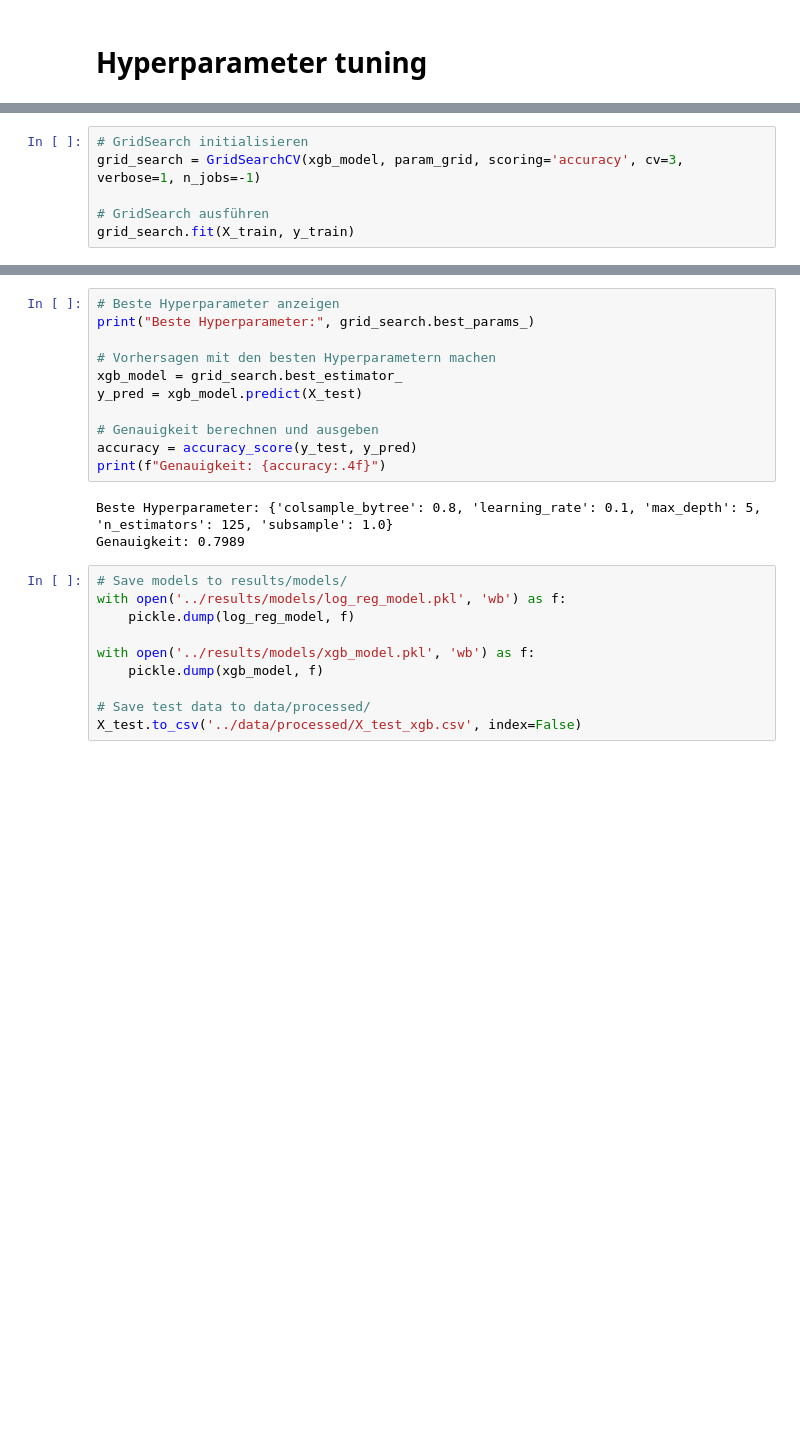
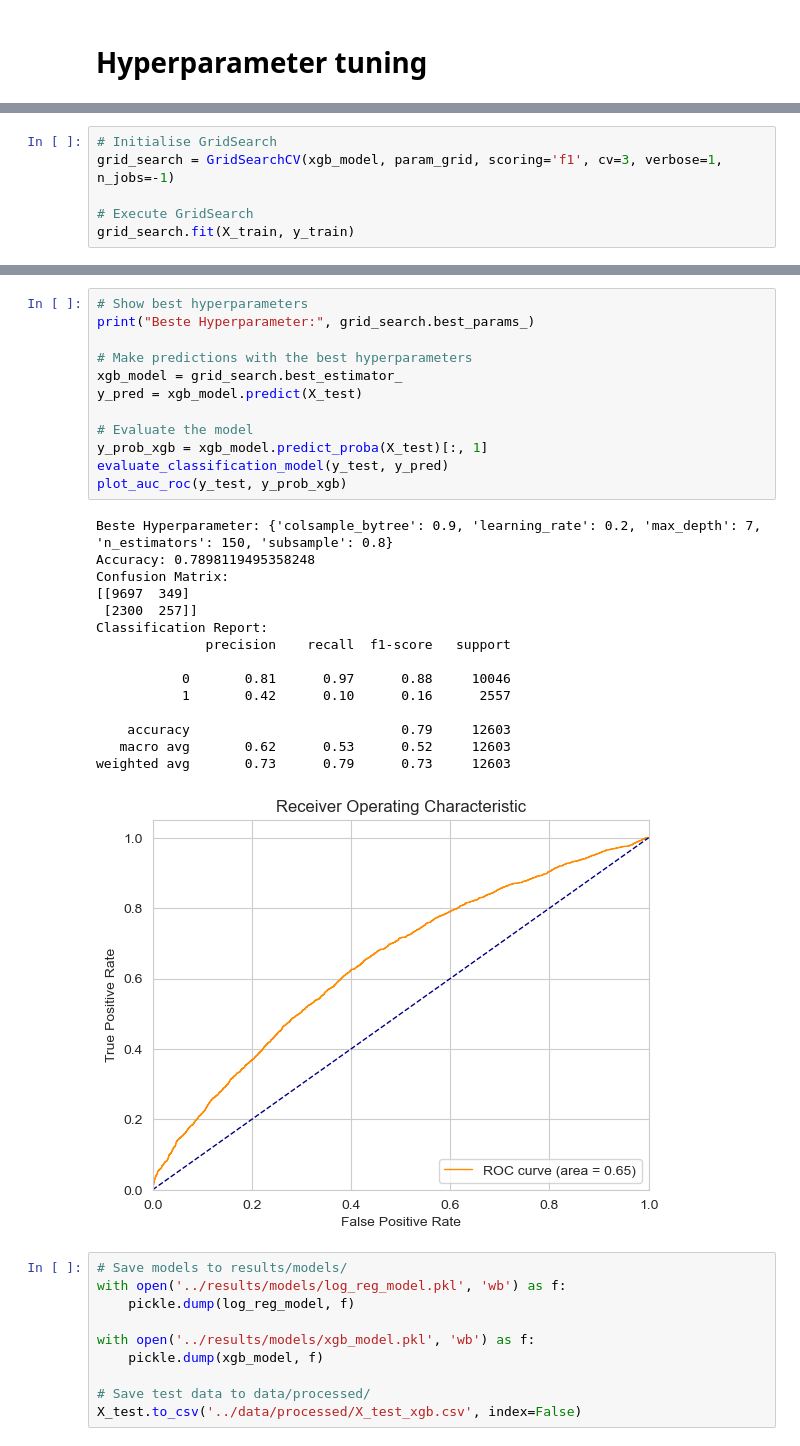
Before and after one commit to christopheress/model_engineering_creditdata, a Jupyter notebook: code/3_build_models.ipynb, the cells around one changed output, grey strips where cells are left out. Drawn from its saved outputs; the diff is of its cells as text; blank space fills up the shorter version.

```diff
--- a/code/3_build_models.ipynb
+++ b/code/3_build_models.ipynb
@@ -276,8 +278,8 @@ param_grid = {
     'colsample_bytree': [0.8, 0.9, 1.0]
 }
 # %%
-# GridSearch initialisieren
-grid_search = GridSearchCV(xgb_model, param_grid, scoring='accuracy', cv=3, verbose=1, n_jobs=-1)
+# Initialise GridSearch
+grid_search = GridSearchCV(xgb_model, param_grid, scoring='f1', cv=3, verbose=1, n_jobs=-1)
 
-# GridSearch ausführen
+# Execute GridSearch
 grid_search.fit(X_train, y_train)
@@ -284,17 +305,31 @@ grid_search.fit(X_train, y_train)
 # %%
-# Beste Hyperparameter anzeigen
+# Show best hyperparameters
 print("Beste Hyperparameter:", grid_search.best_params_)
 
-# Vorhersagen mit den besten Hyperparametern machen
+# Make predictions with the best hyperparameters
 xgb_model = grid_search.best_estimator_
 y_pred = xgb_model.predict(X_test)
 
-# Genauigkeit berechnen und ausgeben
-accuracy = accuracy_score(y_test, y_pred)
-print(f"Genauigkeit: {accuracy:.4f}")
+# Evaluate the model
+y_prob_xgb = xgb_model.predict_proba(X_test)[:, 1]
+evaluate_classification_model(y_test, y_pred)
+plot_auc_roc(y_test, y_prob_xgb)
 # %% [output]
-Beste Hyperparameter: {'colsample_bytree': 0.8, 'learning_rate': 0.1, 'max_depth': 5, 'n_estimators': 125, 'subsample': 1.0}
-Genauigkeit: 0.7989
+Beste Hyperparameter: {'colsample_bytree': 0.9, 'learning_rate': 0.2, 'max_depth': 7, 'n_estimators': 150, 'subsample': 0.8}
+Accuracy: 0.7898119495358248
+Confusion Matrix:
+[[9697  349]
+ [2300  257]]
+Classification Report:
+              precision    recall  f1-score   support
+
+           0       0.81      0.97      0.88     10046
+           1       0.42      0.10      0.16      2557
+
+    accuracy                           0.79     12603
+   macro avg       0.62      0.53      0.52     12603
+weighted avg       0.73      0.79      0.73     12603
+[figure, added]
 # %%
 # Save models to results/models/
 with open('../results/models/log_reg_model.pkl', 'wb') as f:
```
Also changed, not shown: parts of 3 cells of this notebook, 7 other files.
